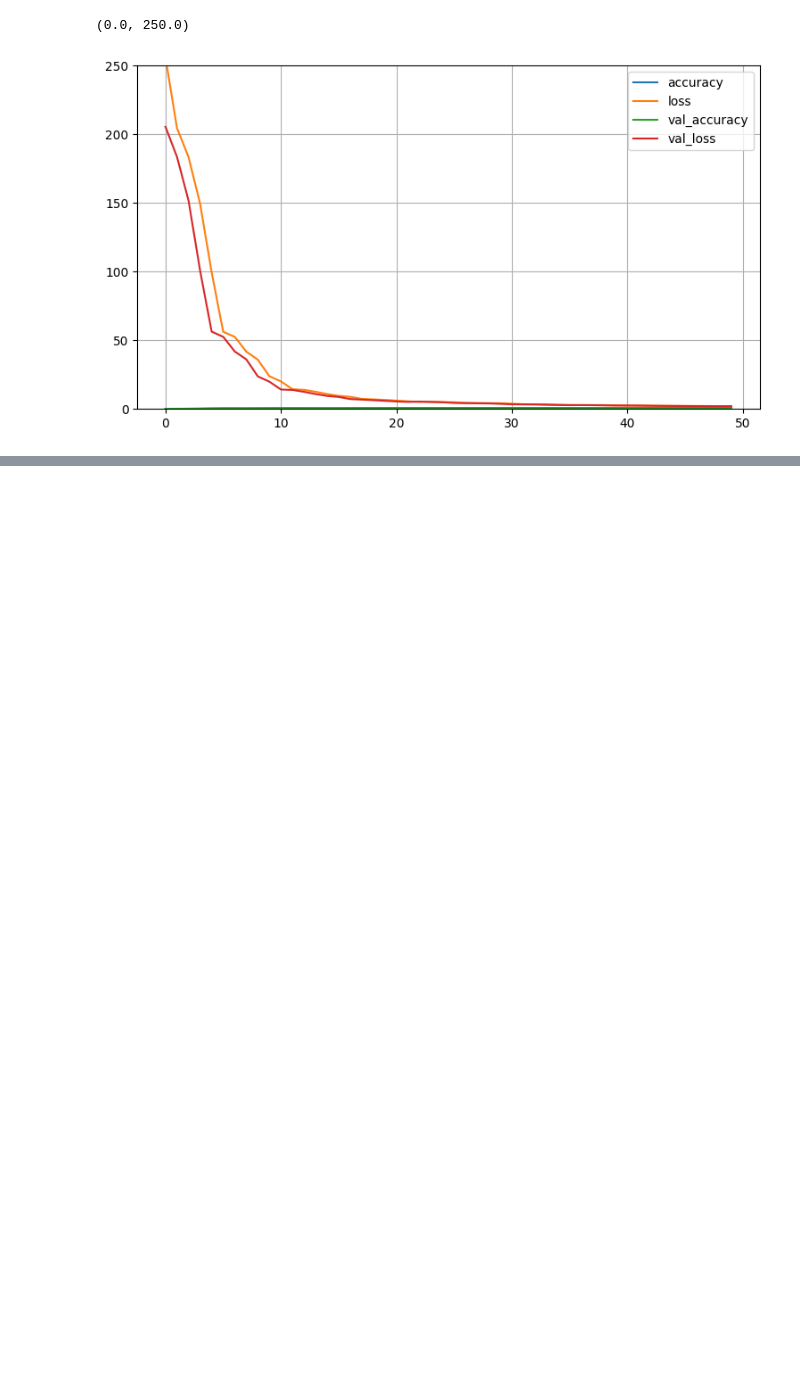
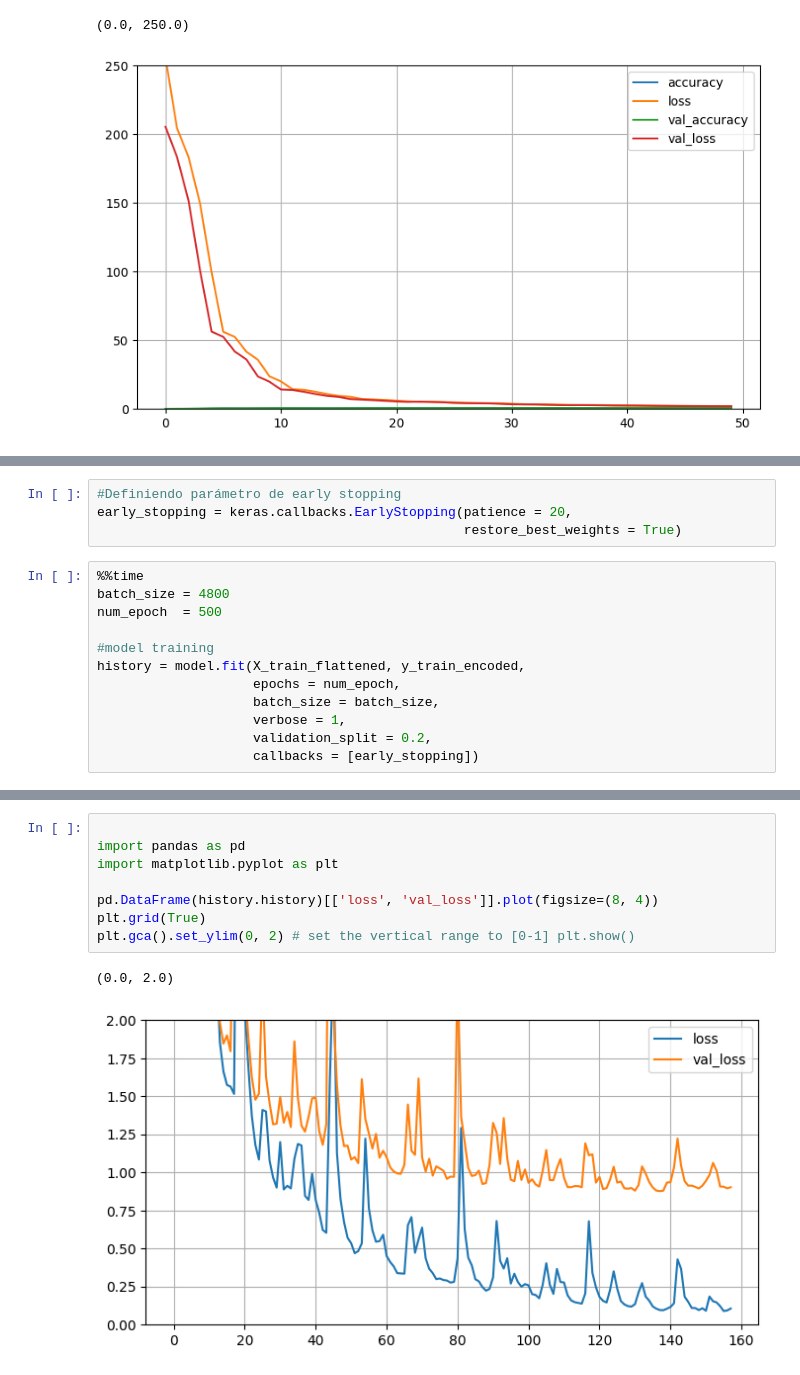
Before and after one commit to JCaballerot/Deep-Learning-Program, a Jupyter notebook: Deep_learning_program/Modulo_I/fashion_MNIST.ipynb, the cells around one changed output, grey strips where cells are left out. Cells and saved outputs as stored; diff of their text form; blank space fills up the shorter version.

```diff
--- a/Deep_learning_program/Modulo_I/fashion_MNIST.ipynb
+++ b/Deep_learning_program/Modulo_I/fashion_MNIST.ipynb
@@ -140,0 +143,16 @@ plt.gca().set_ylim(0, 250) # set the vertical range to [0-1] plt.show()
+# %%
+#Definiendo parámetro de early stopping
+early_stopping = keras.callbacks.EarlyStopping(patience = 20,
+                                               restore_best_weights = True)
+# %%
+%%time
+batch_size = 4800
+num_epoch  = 500
+
+#model training
+history = model.fit(X_train_flattened, y_train_encoded,
+                    epochs = num_epoch,
+                    batch_size = batch_size,
+                    verbose = 1,
+                    validation_split = 0.2,
+                    callbacks = [early_stopping])
@@ -140,0 +194,11 @@ plt.gca().set_ylim(0, 250) # set the vertical range to [0-1] plt.show()
+# %%
+
+import pandas as pd
+import matplotlib.pyplot as plt
+
+pd.DataFrame(history.history)[['loss', 'val_loss']].plot(figsize=(8, 4))
+plt.grid(True)
+plt.gca().set_ylim(0, 2) # set the vertical range to [0-1] plt.show()
+# %% [output]
+(0.0, 2.0)
+[figure, added]
```
Also changed, not shown: parts of 11 cells of this notebook.
